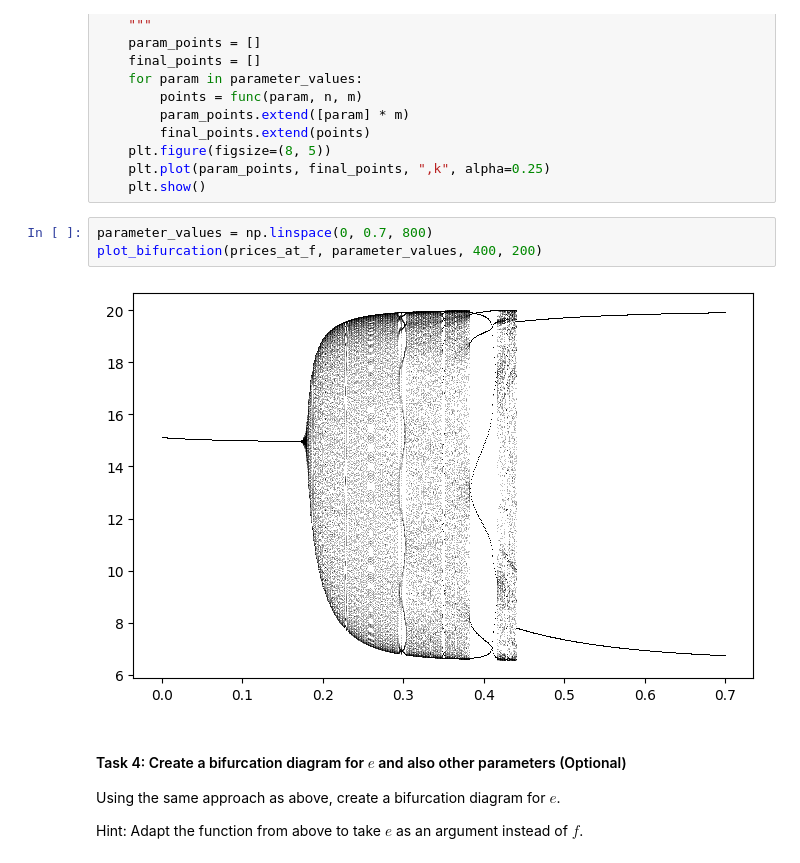
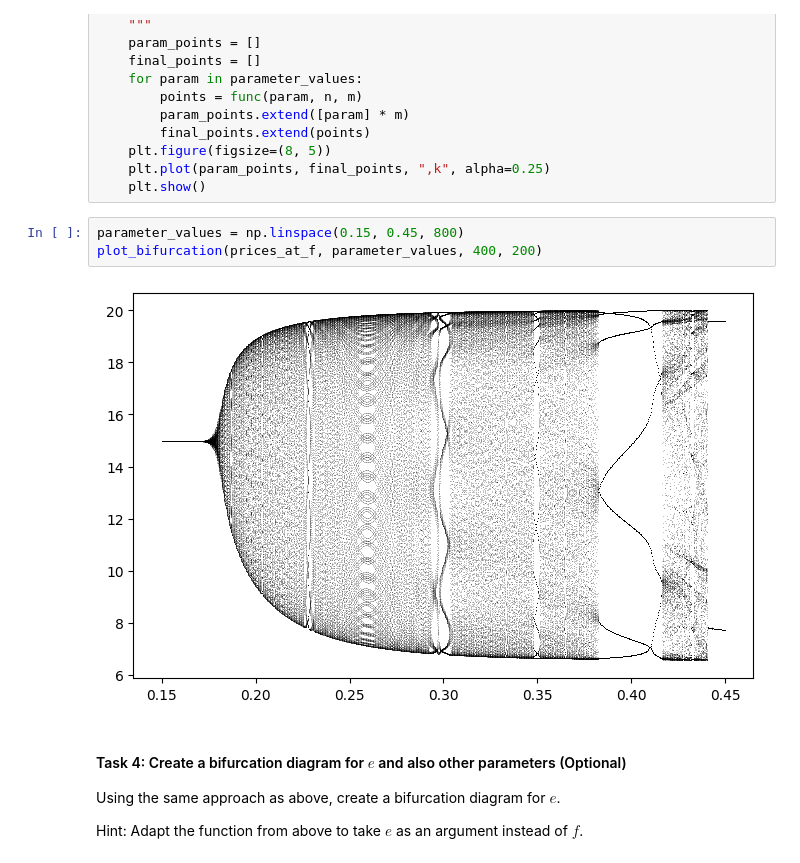
Before and after one commit to alexmakassiouk/eth-economic-dynamics, a Jupyter notebook: session_10/SS_10.ipynb, the cells around one changed output. Drawn from its saved outputs; the diff is of its cells as text.

```diff
--- a/session_10/SS_10.ipynb
+++ b/session_10/SS_10.ipynb
@@ -477,10 +477,10 @@ def plot_bifurcation(func, parameter_values, n, m):
     plt.plot(param_points, final_points, ",k", alpha=0.25)
     plt.show()
 # %%
-parameter_values = np.linspace(0, 0.7, 800)
+parameter_values = np.linspace(0.15, 0.45, 800)
 plot_bifurcation(prices_at_f, parameter_values, 400, 200)
 # %% [output]
-[figure, old version]
+[figure, new version]
 # %% [markdown]
 #### Task 4: Create a bifurcation diagram for $e$ and also other parameters (Optional)
 
```
Also changed, not shown: 5 other files.
